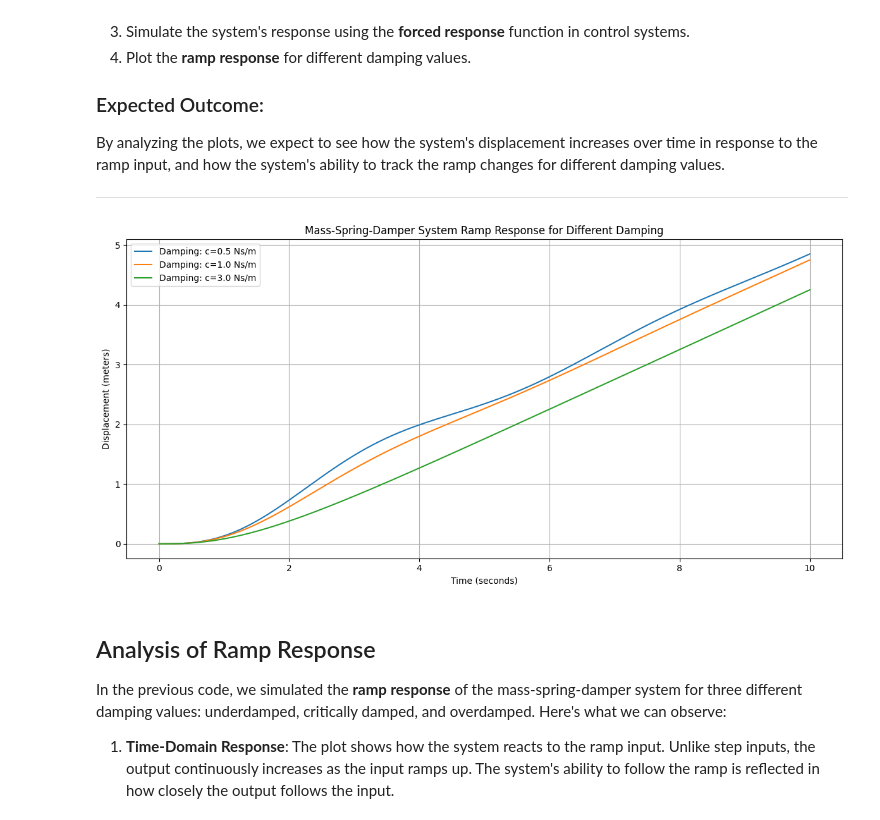
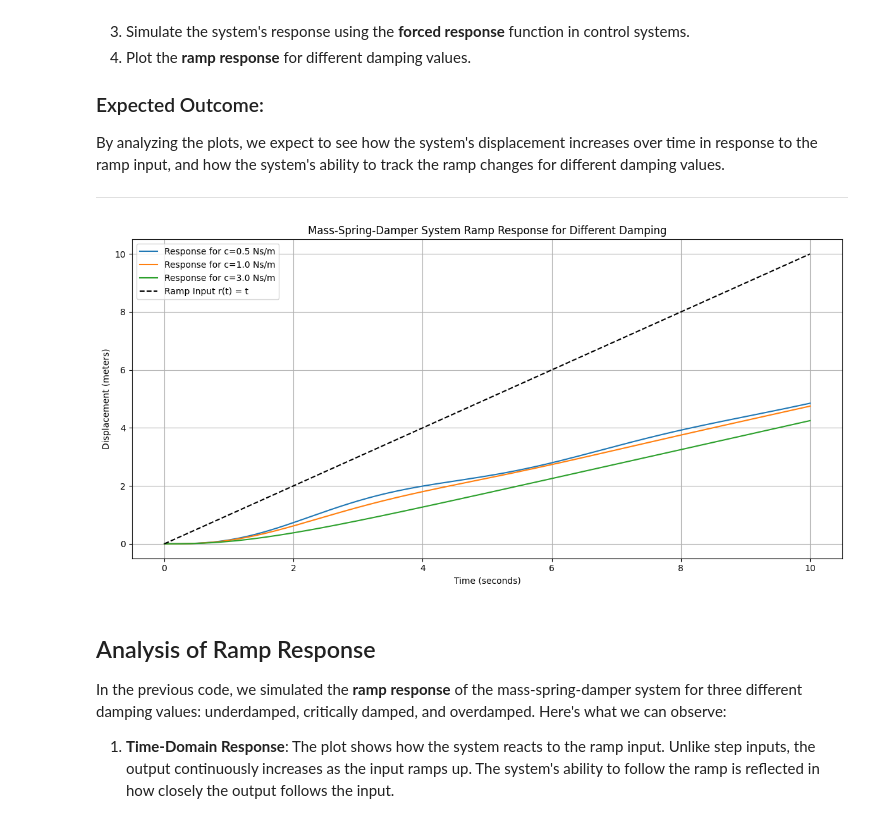
Before and after one commit to sanalbooks/control-systems-experiments, a Jupyter notebook: Time_Response_Analysis/ramp_response_analysis.ipynb, the cells around one changed output. Saved outputs shown, nothing was run; the diff lists cells and outputs as text; code cells hidden in the pictures.

```diff
--- a/Time_Response_Analysis/ramp_response_analysis.ipynb
+++ b/Time_Response_Analysis/ramp_response_analysis.ipynb
@@ -104,36 +104,38 @@ damping_values = [0.5, 1.0, 3.0]  # Underdamped, Critically Damped, Overdamped
 time = np.linspace(0, 10, 500)  # Time vector (from 0 to 10 seconds, 500 points)
 
 # Ramp input function
 def ramp_input(t):
     return t  # Ramp function: r(t) = t
 
 # Plotting the ramp response for different damping values
 plt.figure(figsize=(12, 6))
 
 # Loop through each damping coefficient
 for c in damping_values:
     # Create transfer function for each damping value
     system = ctrl.TransferFunction([1], [m, c, k])
 
     # Simulate ramp response by multiplying the ramp input with the system
     time_response, response = ctrl.forced_response(system, T=time, U=ramp_input(time))
 
     # Plot the response in time domain
-    plt.subplot(1, 1, 1)
-    plt.plot(time_response, response, label=f'Damping: c={c} Ns/m')
+    plt.plot(time_response, response, label=f'Response for c={c} Ns/m')
+
+# Plotting the ramp input (which is just a straight line y = t)
+plt.plot(time, ramp_input(time), 'k--', label='Ramp Input r(t) = t')
 
 # Plotting the time-domain response
 plt.title('Mass-Spring-Damper System Ramp Response for Different Damping')
 plt.xlabel('Time (seconds)')
 plt.ylabel('Displacement (meters)')
 plt.legend()
 plt.grid(True)
 
 # Show the plot
 plt.tight_layout()
 plt.show()
 # %% [output]
-[figure, old version]
+[figure, new version]
 # %% [markdown]
 ## Analysis of Ramp Response
 
```
Also changed, not shown: 2 other files.
